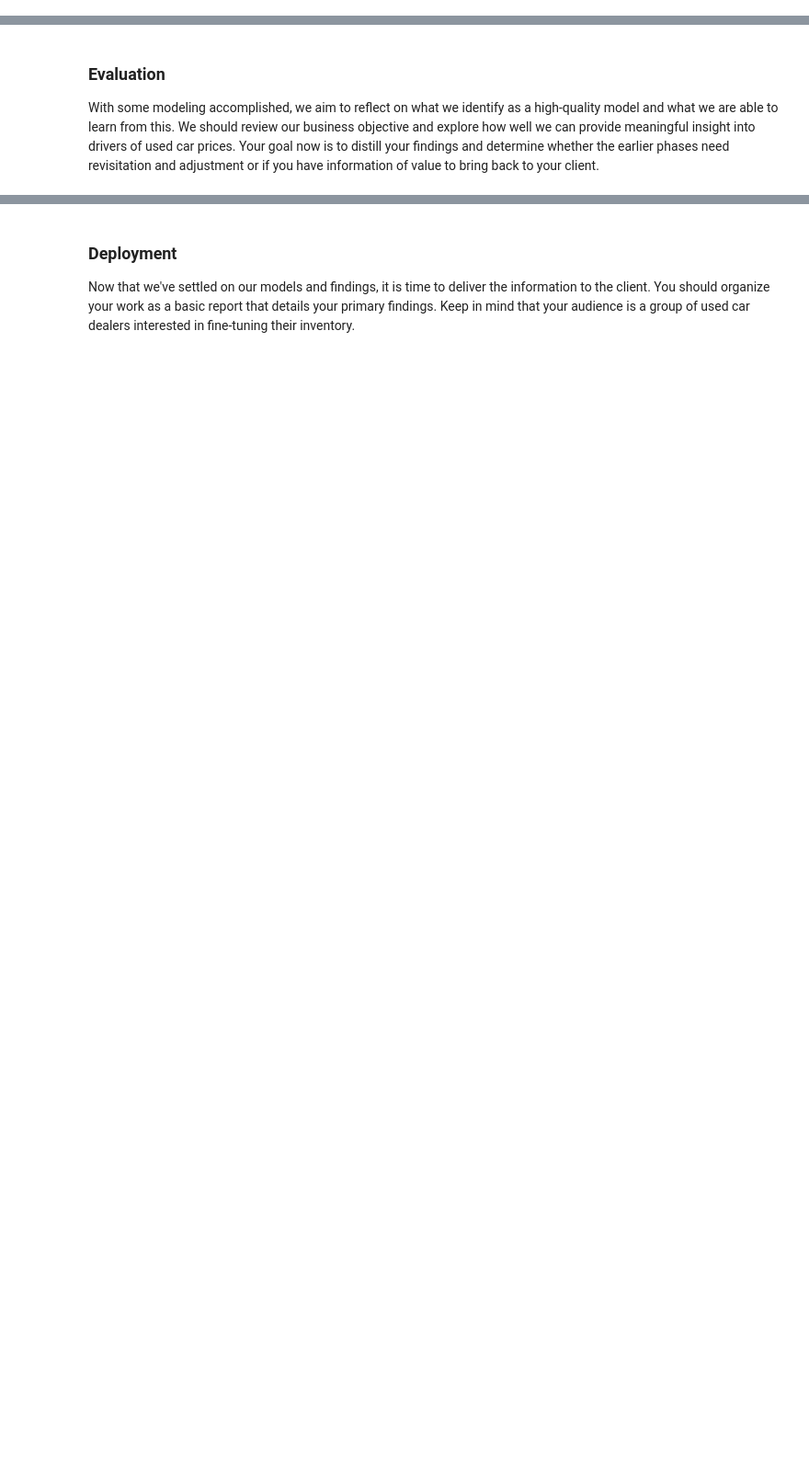
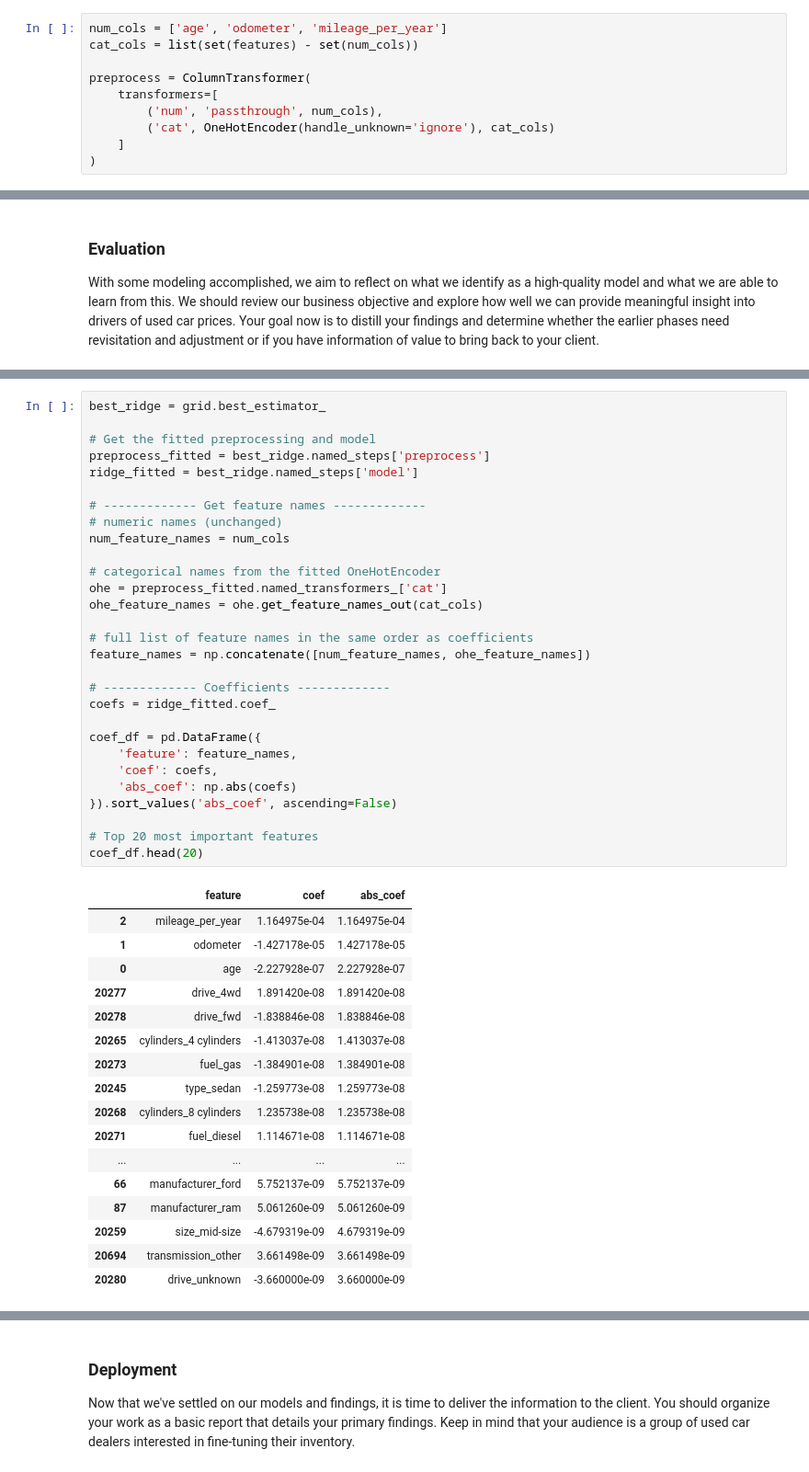
Before and after one commit to vappanna/BerAIML, a Jupyter notebook: prompt_II.ipynb, the cells around one changed output, grey strips where cells are left out. Shown at 92% size. Drawn from its saved outputs; the diff is of its cells as text; blank space fills up the shorter version.

```diff
--- a/prompt_II.ipynb
+++ b/prompt_II.ipynb
@@ -238,0 +275,10 @@ With your (almost?) final dataset in hand, it is now time to build some models.
+# %%
+num_cols = ['age', 'odometer', 'mileage_per_year']
+cat_cols = list(set(features) - set(num_cols))
+
+preprocess = ColumnTransformer(
+    transformers=[
+        ('num', 'passthrough', num_cols),
+        ('cat', OneHotEncoder(handle_unknown='ignore'), cat_cols)
+    ]
+)
@@ -242,0 +372,47 @@ With some modeling accomplished, we aim to reflect on what we identify as a high
+# %%
+best_ridge = grid.best_estimator_
+
+# Get the fitted preprocessing and model
+preprocess_fitted = best_ridge.named_steps['preprocess']
+ridge_fitted = best_ridge.named_steps['model']
+
+# ------------- Get feature names -------------
+# numeric names (unchanged)
+num_feature_names = num_cols
+
+# categorical names from the fitted OneHotEncoder
+ohe = preprocess_fitted.named_transformers_['cat']
+ohe_feature_names = ohe.get_feature_names_out(cat_cols)
+
+# full list of feature names in the same order as coefficients
+feature_names = np.concatenate([num_feature_names, ohe_feature_names])
+
+# ------------- Coefficients -------------
+coefs = ridge_fitted.coef_
+
+coef_df = pd.DataFrame({
+    'feature': feature_names,
+    'coef': coefs,
+    'abs_coef': np.abs(coefs)
+}).sort_values('abs_coef', ascending=False)
+
+# Top 20 most important features
+coef_df.head(20)
+# %% [output]
+|  | feature | coef | abs_coef |
+| 2 | mileage_per_year | 1.164975e-04 | 1.164975e-04 |
+| 1 | odometer | -1.427178e-05 | 1.427178e-05 |
+| 0 | age | -2.227928e-07 | 2.227928e-07 |
+| 20277 | drive_4wd | 1.891420e-08 | 1.891420e-08 |
+| 20278 | drive_fwd | -1.838846e-08 | 1.838846e-08 |
+| 20265 | cylinders_4 cylinders | -1.413037e-08 | 1.413037e-08 |
+| 20273 | fuel_gas | -1.384901e-08 | 1.384901e-08 |
+| 20245 | type_sedan | -1.259773e-08 | 1.259773e-08 |
+| 20268 | cylinders_8 cylinders | 1.235738e-08 | 1.235738e-08 |
+| 20271 | fuel_diesel | 1.114671e-08 | 1.114671e-08 |
+| ... | ... | ... | ... |
+| 66 | manufacturer_ford | 5.752137e-09 | 5.752137e-09 |
+| 87 | manufacturer_ram | 5.061260e-09 | 5.061260e-09 |
+| 20259 | size_mid-size | -4.679319e-09 | 4.679319e-09 |
+| 20694 | transmission_other | 3.661498e-09 | 3.661498e-09 |
+| 20280 | drive_unknown | -3.660000e-09 | 3.660000e-09 |
```
Also changed, not shown: parts of 18 cells of this notebook.
